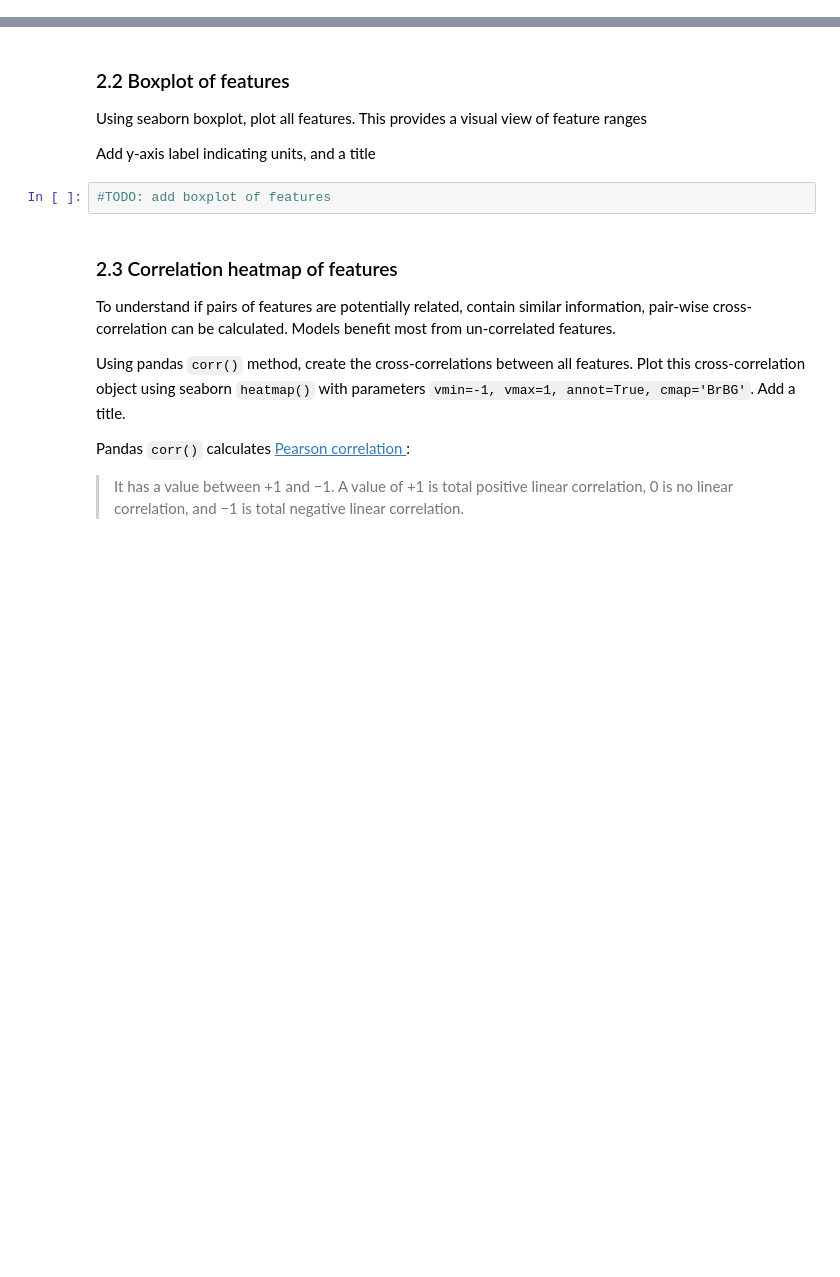
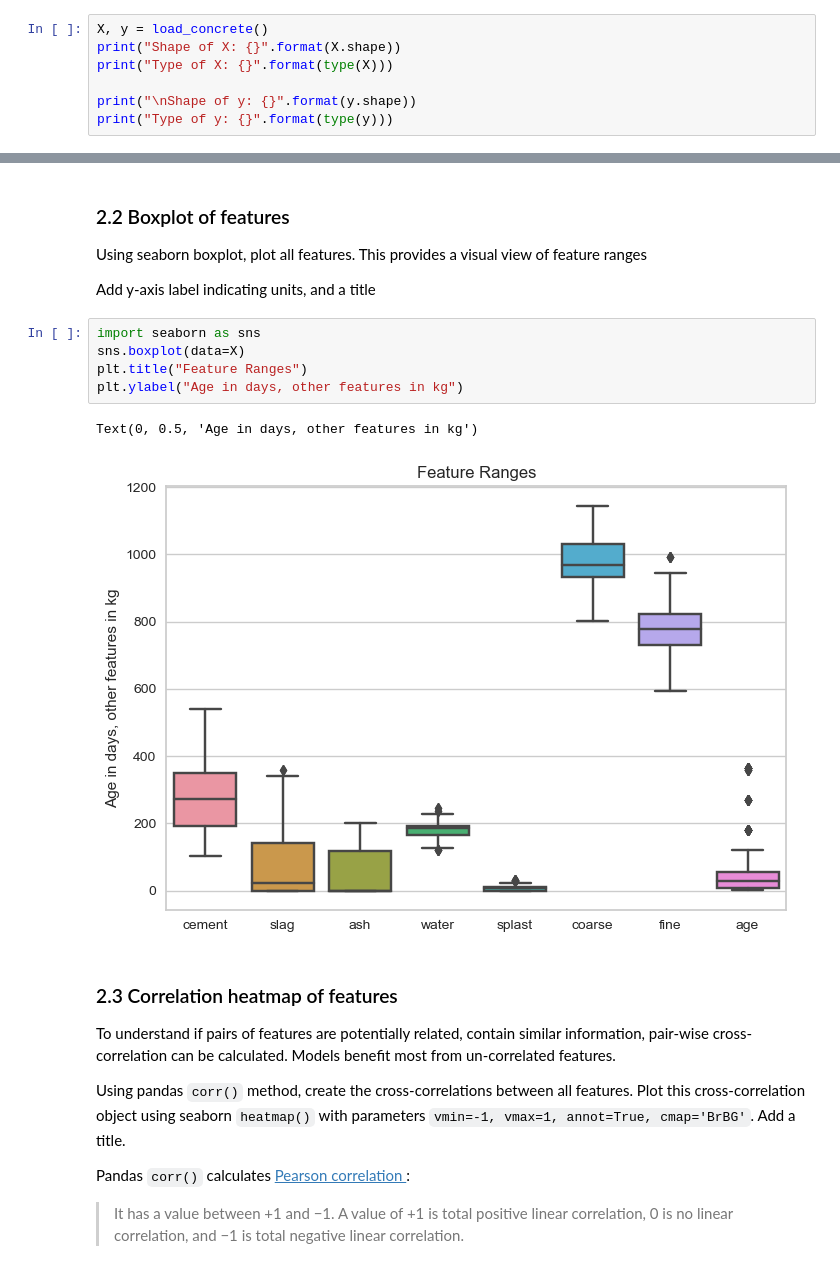
Before and after one commit to jcharlpretorius/ensf611_lab2, a Jupyter notebook: lab2.ipynb, the cells around one changed output, grey strips where cells are left out. Drawn from its saved outputs; the diff is of its cells as text; blank space fills up the shorter version.

Commit message:
add boxplot and feature description

```diff
--- a/lab2.ipynb
+++ b/lab2.ipynb
@@ -81,0 +80,7 @@ Print dimensions and type of `X`, `y`
+# %%
+X, y = load_concrete()
+print("Shape of X: {}".format(X.shape))
+print("Type of X: {}".format(type(X)))
+
+print("\nShape of y: {}".format(y.shape))
+print("Type of y: {}".format(type(y)))
@@ -93,8 +108,14 @@ Print the minimum and maximum of each feature in `X`
 Using seaborn boxplot, plot all features. This provides a visual view of feature ranges
 
 Add y-axis label indicating units, and a title
-# %%
-#TODO: add boxplot of features
+# %%
+import seaborn as sns
+sns.boxplot(data=X)
+plt.title("Feature Ranges")
+plt.ylabel("Age in days, other features in kg")
+# %% [output]
+Text(0, 0.5, 'Age in days, other features in kg')
+[figure, added]
 # %% [markdown]
 ### 2.3 Correlation heatmap of features
 
```
Also changed, not shown: parts of 9 cells of this notebook.
